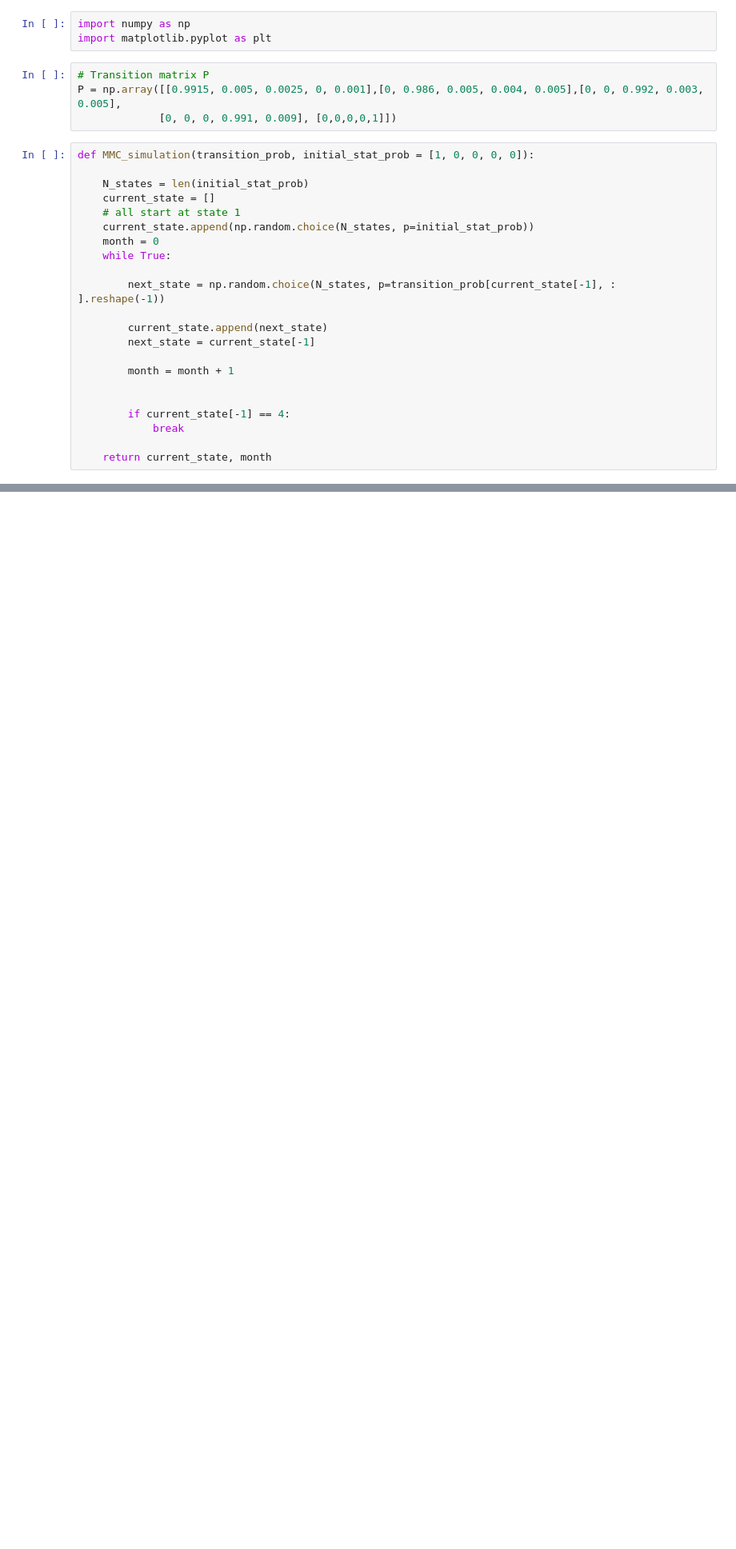
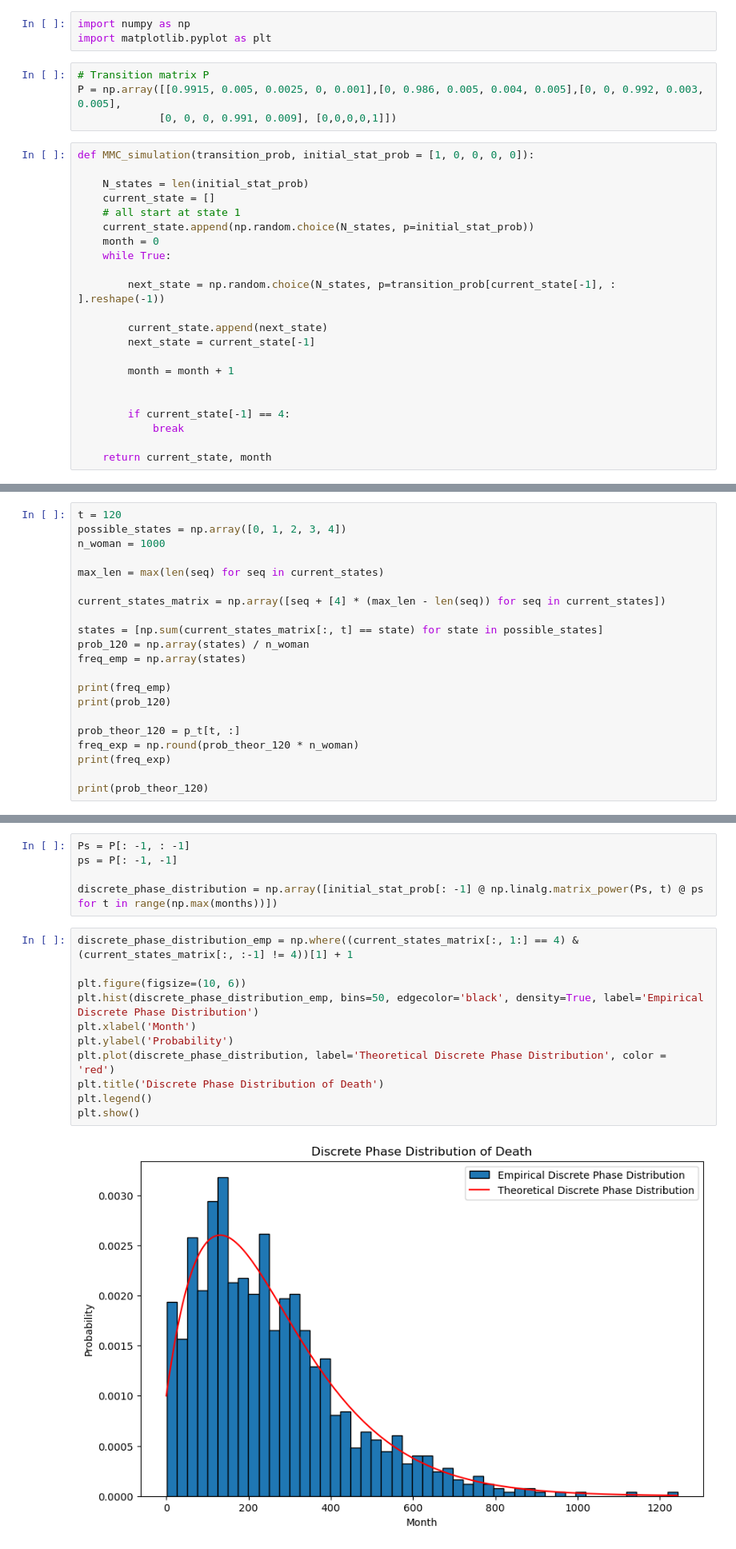
Before and after one commit to Samueled29/Stochatic_Simulation_Projects, a Jupyter notebook: Task_1_Luigi.ipynb, the cells around one changed output, grey strips where cells are left out. Shown: that part at 80% size. Drawn from its saved outputs; the diff is of its cells as text; blank space fills up the shorter version.

```diff
--- a/Task_1_Luigi.ipynb
+++ b/Task_1_Luigi.ipynb
@@ -101,0 +123,21 @@ plt.show()
+# %%
+t = 120
+possible_states = np.array([0, 1, 2, 3, 4])
+n_woman = 1000
+
+max_len = max(len(seq) for seq in current_states)
+
+current_states_matrix = np.array([seq + [4] * (max_len - len(seq)) for seq in current_states])
+
+states = [np.sum(current_states_matrix[:, t] == state) for state in possible_states]
+prob_120 = np.array(states) / n_woman
+freq_emp = np.array(states)
+
+print(freq_emp)
+print(prob_120)
+
+prob_theor_120 = p_t[t, :]
+freq_exp = np.round(prob_theor_120 * n_woman)
+print(freq_exp)
+
+print(prob_theor_120)
@@ -101,0 +158,18 @@ plt.show()
+# %%
+Ps = P[: -1, : -1]
+ps = P[: -1, -1]
+
+discrete_phase_distribution = np.array([initial_stat_prob[: -1] @ np.linalg.matrix_power(Ps, t) @ ps for t in range(np.max(months))])
+# %%
+discrete_phase_distribution_emp = np.where((current_states_matrix[:, 1:] == 4) & (current_states_matrix[:, :-1] != 4))[1] + 1
+
+plt.figure(figsize=(10, 6))
+plt.hist(discrete_phase_distribution_emp, bins=50, edgecolor='black', density=True, label='Empirical Discrete Phase Distribution')
+plt.xlabel('Month')
+plt.ylabel('Probability')
+plt.plot(discrete_phase_distribution, label='Theoretical Discrete Phase Distribution', color = 'red')
+plt.title('Discrete Phase Distribution of Death')
+plt.legend()
+plt.show()
+# %% [output]
+[figure, added]
```
Also changed, not shown: parts of 18 cells of this notebook.
